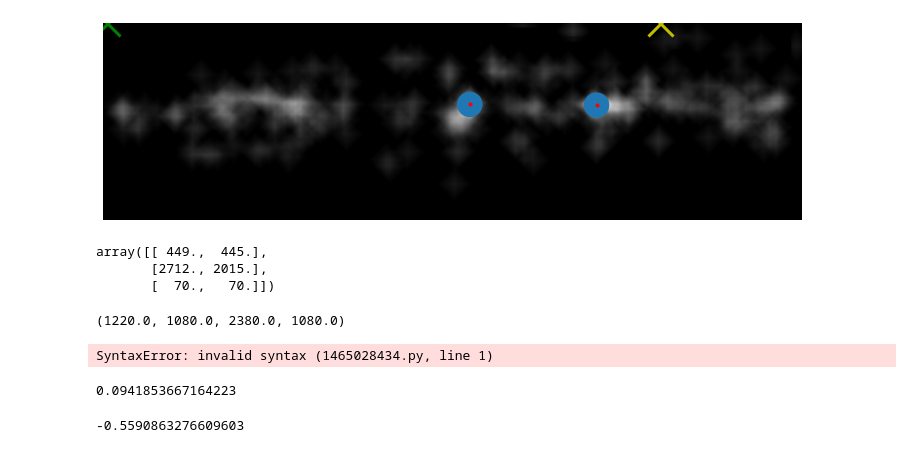
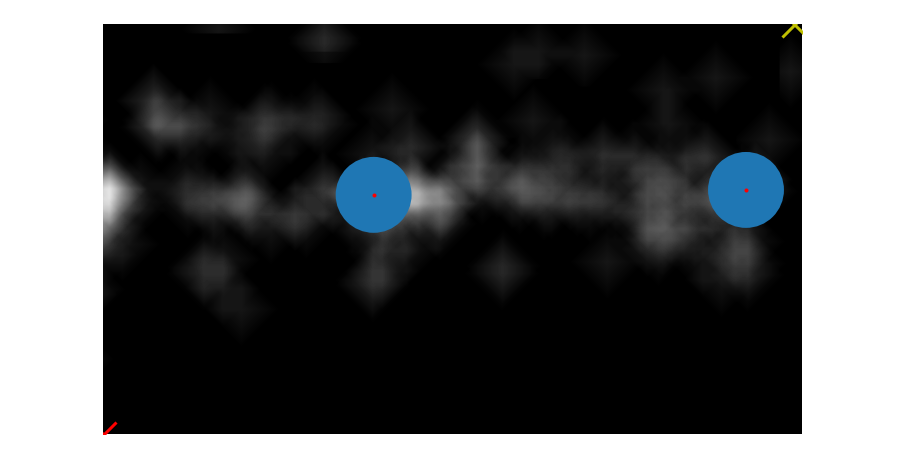
Before and after one commit to Ptrskay3/place_me, a Jupyter notebook: test.ipynb, the cells around one changed output. Saved outputs shown, nothing was run; the diff lists cells and outputs as text; code cells hidden in the pictures.

```diff
--- a/test.ipynb
+++ b/test.ipynb
@@ -11,7 +11,7 @@ from place_me import run, run_v2
 data = np.loadtxt('data/heatmap.txt')
 data[data > 2000] = 2000
 data = data / data.max()
-# data = data[:, 2000:]
+data = data[:, 2000:]
 # data = cv2.equalizeHist(data)
 plt.imshow(data);
 # %% [output]
@@ -53,50 +70,21 @@ env: RUST_PRINT=0
 # %%
 fig, ax = plt.subplots(figsize=(10, 9))
 
 ax.imshow(data, cmap=plt.cm.gray)
 ax.autoscale(False)
 ax.plot(coordinates[:, 1], coordinates[:, 0], 'r.')
-# ax.plot(x1, y1, 'yx', markersize=25, markeredgewidth=3)
-# ax.plot(x2, y2, 'gx', markersize=25, markeredgewidth=3)
+ax.plot(x1, y1, 'yx', markersize=25, markeredgewidth=3)
+ax.plot(x2, y2, 'rx', markersize=25, markeredgewidth=3)
 
-ax.plot(3060, 0, 'yx', markersize=25, markeredgewidth=3)
-ax.plot(20, 0, 'gx', markersize=25, markeredgewidth=3)
 
 ax.axis('off')
 
 for y, x in coordinates:
-    circ = Circle((x, y), 70)
+    circ = Circle((x, y), 100)
     ax.add_patch(circ)
 
 fig.tight_layout()
 
 plt.show()
 # %% [output]
-[figure, old version]
+[figure, new version]
-# %%
-arr.T
-# %% [output]
-array([[ 449.,  445.],
-       [2712., 2015.],
-       [  70.,   70.]])
-# %%
-x1, y1, x2, y2
-# %% [output]
-(1220.0, 1080.0, 2380.0, 1080.0)
-# %%
-x=2712, y=449 R=400.0,
-hp Point { x: 3110.227134494385, y: 486.61847089384423 }
-hp Point { x: 3051.0960349755046, y: 236.83525489872005 }
-debug
-Ray { origin: Point { x: 3780.0, y: 0.0 }, direction: Vector { x: -0.8090169943749473, y: 0.5877852522924732 } }
-Ray { origin: Point { x: 3780.0, y: 0.0 }, direction: Vector { x: -0.9510565162951535, y: 0.3090169943749475 } }
-# %% [output]
-SyntaxError: invalid syntax (1465028434.py, line 1)
-# %%
-np.arctan2(486.61847089384423 - 449, 3110.227134494385 - 2712)
-# %% [output]
-0.0941853667164223
-# %%
-np.arctan2(236.83525489872005 - 449, 3051.0960349755046 - 2712)
-# %% [output]
--0.5590863276609603
```
Also changed, not shown: parts of 4 cells of this notebook, 2 other files.
